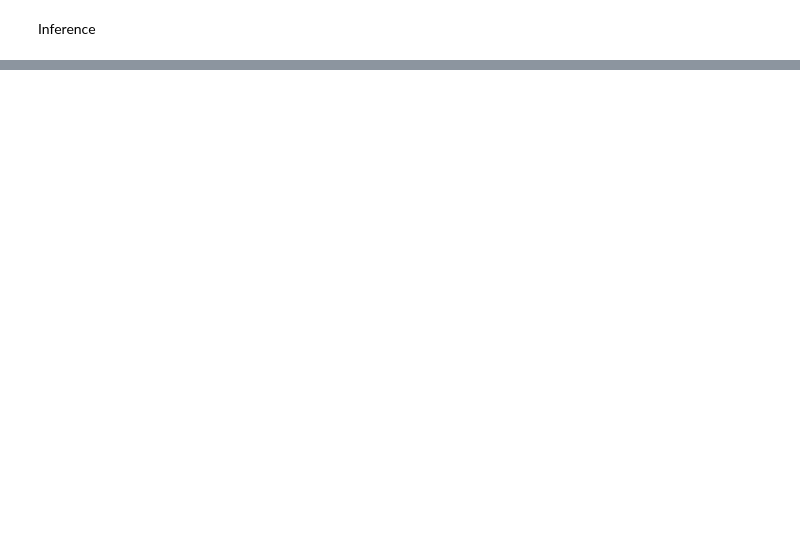
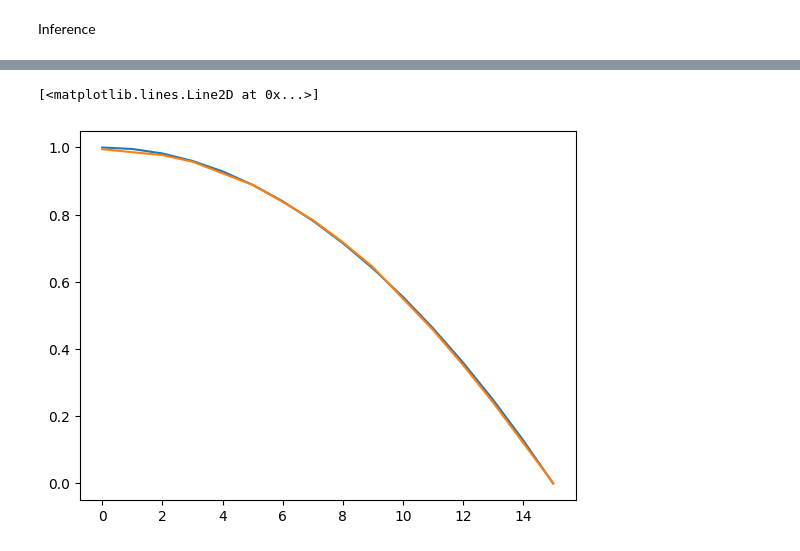
Before and after one commit to hdogan84/PINN_Laplace, a Jupyter notebook: notebooks/3a_DLmodel_Laplc.ipynb, the cells around one changed output, grey strips where cells are left out. Drawn from its saved outputs; the diff is of its cells as text; code cells hidden in the pictures; blank space fills up the shorter version.

```diff
--- a/notebooks/3a_DLmodel_Laplc.ipynb
+++ b/notebooks/3a_DLmodel_Laplc.ipynb
@@ -380,0 +356,6 @@ plt.legend()
+# %%
+plt.plot(Z1[-1,:])
+plt.plot(Z2[-1,:])
+# %% [output]
+[<matplotlib.lines.Line2D at 0x...>]
+[figure, added]
```
Also changed, not shown: parts of 14 cells of this notebook, 3 other files.
